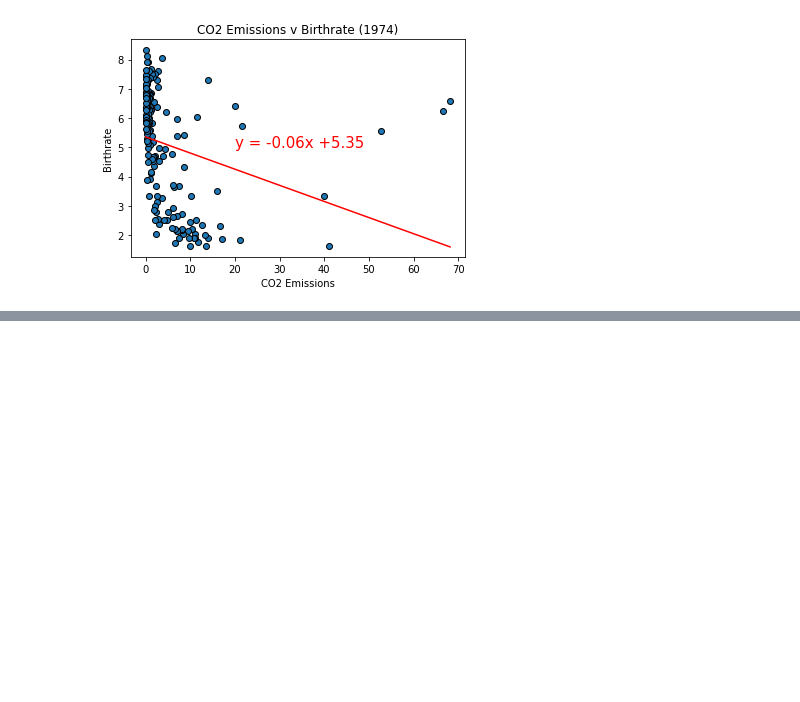
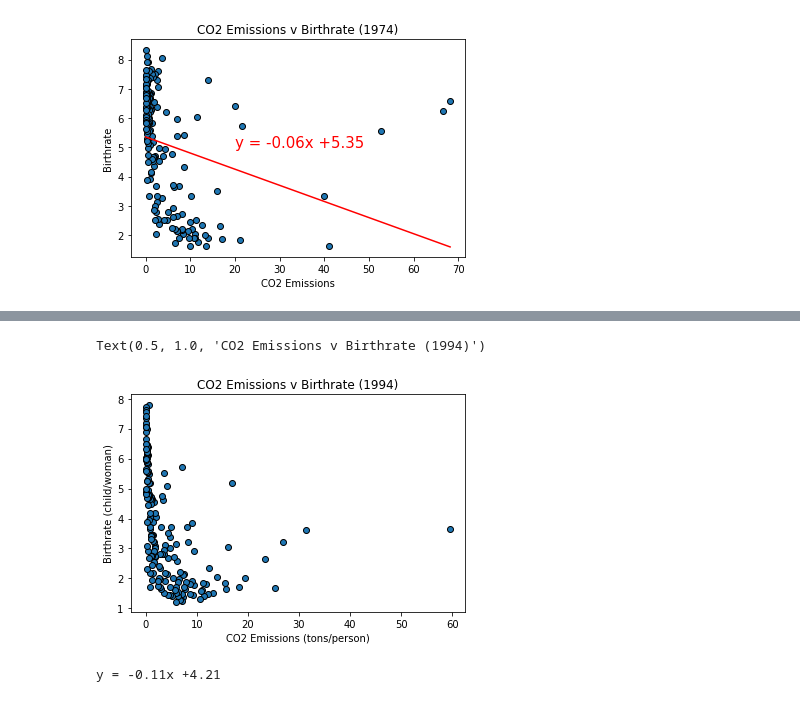
Before and after one commit to VallieTracy/project-one, a Jupyter notebook: Final Jupyter Notebook .ipynb, the cells around one changed output, grey strips where cells are left out. Saved outputs shown, nothing was run; the diff lists cells and outputs as text; code cells hidden in the pictures; blank space fills up the shorter version.

```diff
--- a/Final Jupyter Notebook .ipynb
+++ b/Final Jupyter Notebook .ipynb
@@ -209,0 +270,8 @@ The r-squared is: -0.2799233935911636
+# %%
+# create 1994 dataframe, co2 descending order
+df_1994 = co2_br_df[["Country", "1994 CO2 Emissions", "Birthrate_1994"]].sort_values("1994 CO2 Emissions", ascending=False).reset_index()
+df_1994 = df_1994[["Country", "1994 CO2 Emissions", "Birthrate_1994"]]
+
+# drop rows with nan values
+df_1994 = df_1994.dropna()
+df_1994.head()
@@ -209,0 +285,25 @@ The r-squared is: -0.2799233935911636
+# %%
+# run linear regression on co2 v birthrate (year 1994)
+
+# first create scatter plot
+x_values = df_1994["1994 CO2 Emissions"]
+y_values = df_1994["Birthrate_1994"]
+plt.scatter(x_values, y_values, edgecolors="black")
+plt.xlabel("CO2 Emissions (tons/person)")
+plt.ylabel("Birthrate (child/woman)")
+plt.title("CO2 Emissions v Birthrate (1994)")
+# %% [output]
+Text(0.5, 1.0, 'CO2 Emissions v Birthrate (1994)')
+[figure, added]
+# %%
+# perform a linear regression on co2 v birthrate (year 1994)
+(slope, intercept, rvalue, pvalue, stderr) = stats.linregress(x_values, y_values)
+
+# get regression values
+regress_values = x_values * slope + intercept
+
+# create line equation string
+line_eq = "y = " + str(round(slope,2)) + "x +" + str(round(intercept,2))
+print(line_eq)
+# %% [output]
+y = -0.11x +4.21
```
Also changed, not shown: parts of 24 cells of this notebook.
